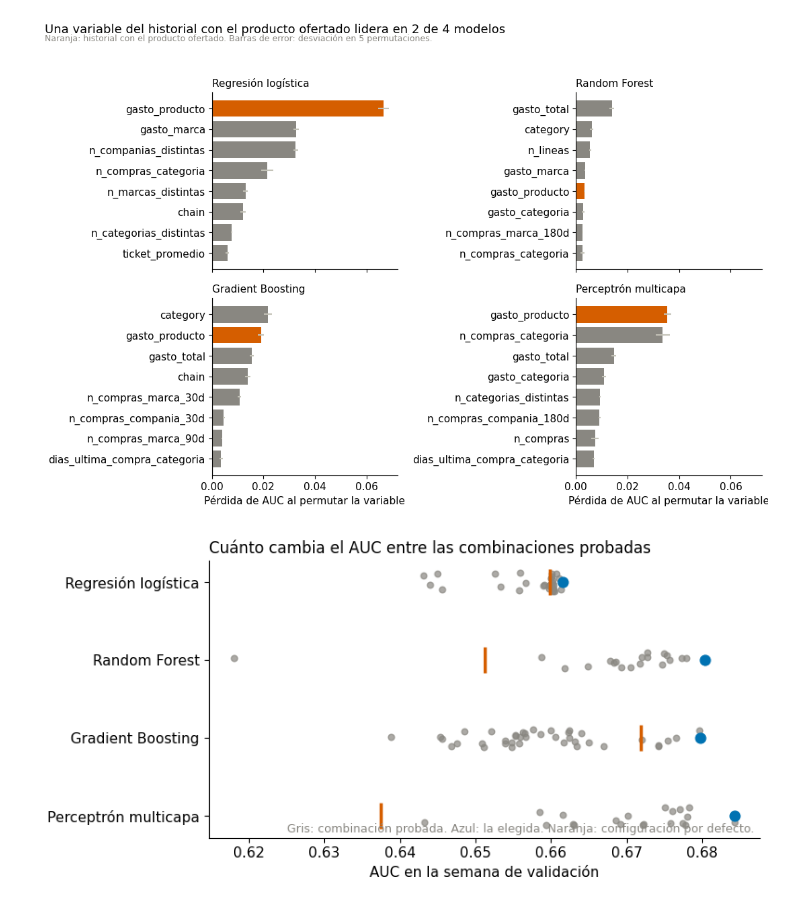
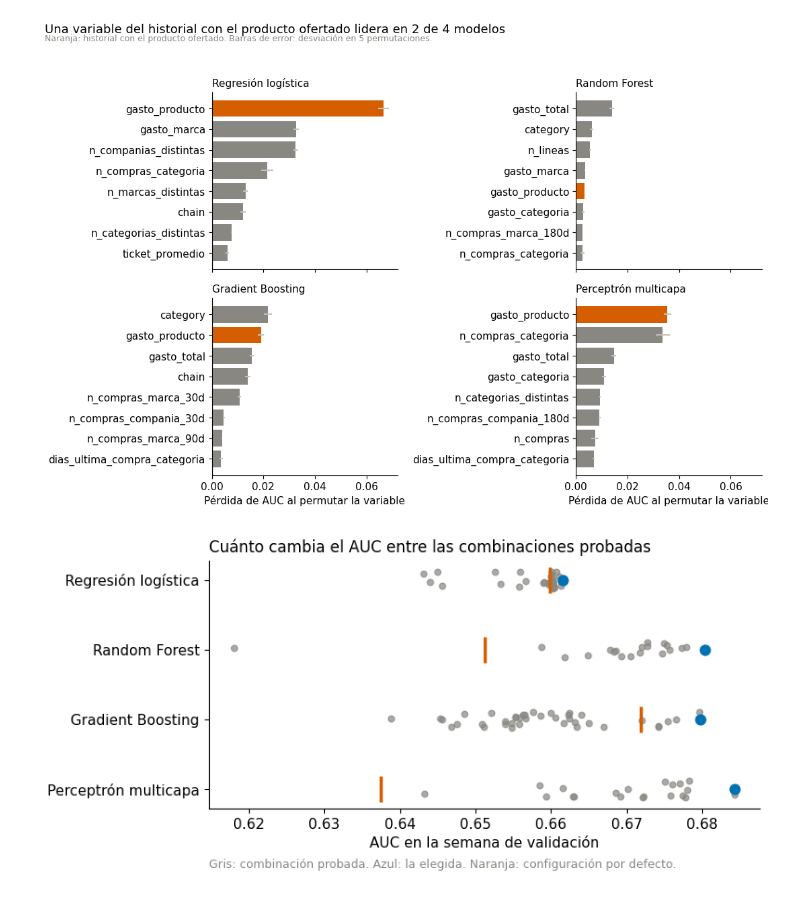
Before and after one commit to JosFer720/Proyecto-02-Data-Science, a Jupyter notebook: notebooks/07_ajuste_de_modelos.ipynb, the cells around one changed output. Cells and saved outputs as stored; diff of their text form; code cells hidden in the pictures.

```diff
--- a/notebooks/07_ajuste_de_modelos.ipynb
+++ b/notebooks/07_ajuste_de_modelos.ipynb
@@ -344,14 +344,14 @@ for y, (_, fila) in zip(posiciones, orden.iterrows()):
     ax.text(fila['auc_ajustado'] + 0.002, y, f"{fila['auc_ajustado']:.3f}  ({fila['mejora_auc']:+.3f})", va='center', color=AZUL, fontsize=10)
     ax.text(fila['auc_por_defecto'] - 0.002, y, f"{fila['auc_por_defecto']:.3f}", va='center', ha='right', color=GRIS, fontsize=10)
 ax.axvline(0.5, color=GRIS_CLARO, linestyle='--', linewidth=1)
-ax.text(0.5, -0.45, ' Azar', color=GRIS, fontsize=9, va='bottom')
+ax.text(0.5, 0.98, ' Azar', transform=ax.get_xaxis_transform(), color=GRIS, fontsize=9, va='top')
 ax.set_yticks(posiciones)
 ax.set_yticklabels([NOMBRES[a] for a in orden['algoritmo']])
-ax.set_xlim(0.49, 0.72)
+ax.set_xlim(0.45, 0.72)
 ax.set_xlabel('AUC en la semana de validación (17 al 23 de abril de 2013)')
 mayor = orden.loc[orden['mejora_auc'].idxmax()]
 ax.set_title(f"El ajuste mejora el AUC, sobre todo en {NOMBRES[mayor['algoritmo']]} ({mayor['mejora_auc']:+.3f})", loc='left', fontsize=12)
-ax.legend(frameon=False, loc='upper left')
+ax.legend(frameon=False, loc='center', bbox_to_anchor=(0.36, 0.5))
 fig.tight_layout()
 fig.savefig(FIGURES_DIR / '07_mejora_auc_por_ajuste.png', dpi=150, bbox_inches='tight')
 plt.show()
@@ -385,20 +385,20 @@ plt.show()
 # %%
 fig, ax = plt.subplots(figsize=(8, 4))
 generador = np.random.default_rng(0)
 for i, algoritmo in enumerate(ALGORITMOS):
     puntos = busqueda.loc[busqueda['algoritmo'] == algoritmo, 'auc_validacion']
     ax.scatter(puntos, i + generador.uniform(-0.12, 0.12, len(puntos)), color=GRIS, s=22, alpha=0.7)
     por_defecto = mejora.set_index('algoritmo').loc[algoritmo, 'auc_por_defecto']
     ax.scatter([por_defecto], [i], color=NARANJA, marker='|', s=400, linewidths=2.5)
     ax.scatter([puntos.max()], [i], color=AZUL, s=60, zorder=3)
 ax.set_yticks(range(len(ALGORITMOS)))
 ax.set_yticklabels([NOMBRES[a] for a in ALGORITMOS])
 ax.invert_yaxis()
 ax.set_xlabel('AUC en la semana de validación')
 ax.set_title('Cuánto cambia el AUC entre las combinaciones probadas', loc='left', fontsize=12)
-ax.text(0.99, 0.02, 'Gris: combinación probada. Azul: la elegida. Naranja: configuración por defecto.', transform=ax.transAxes, ha='right', color=GRIS, fontsize=9)
+ax.annotate('Gris: combinación probada. Azul: la elegida. Naranja: configuración por defecto.', xy=(0, -0.24), xycoords='axes fraction', color=GRIS, fontsize=9)
 fig.tight_layout()
 fig.savefig(FIGURES_DIR / '07_busqueda_hiperparametros.png', dpi=150, bbox_inches='tight')
 plt.show()
 # %% [output]
-[figure, old version]
+[figure, new version]
```
Also changed, not shown: parts of 8 cells of this notebook, 2 other files.
